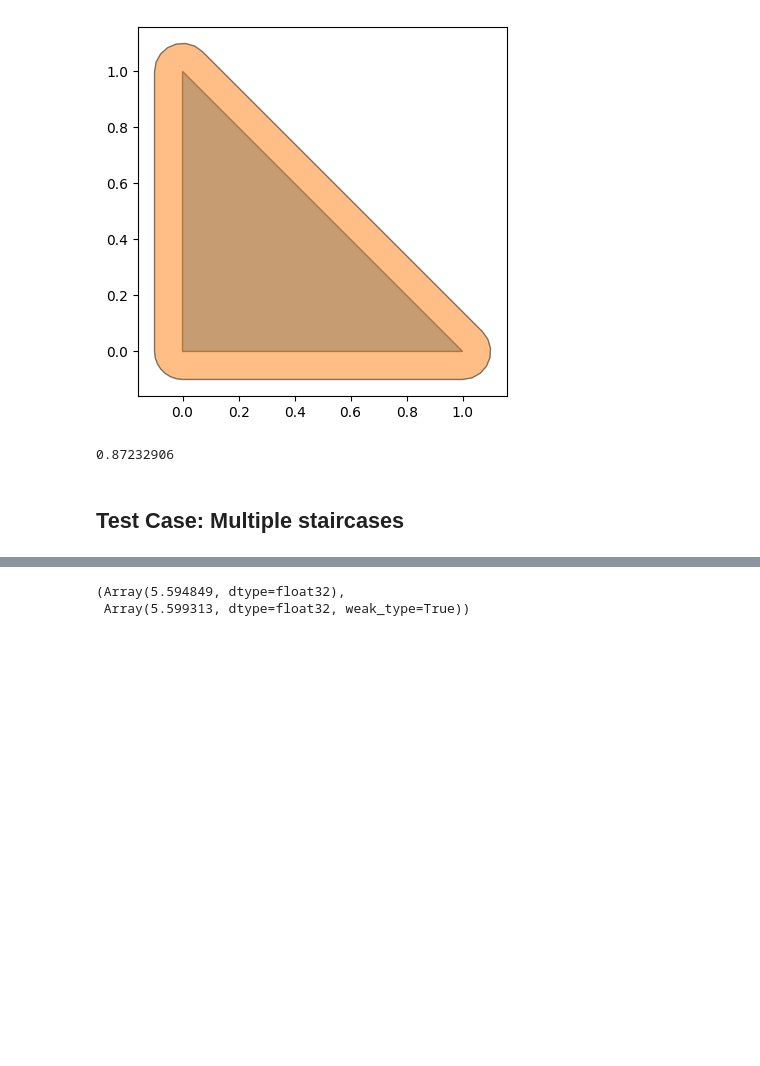
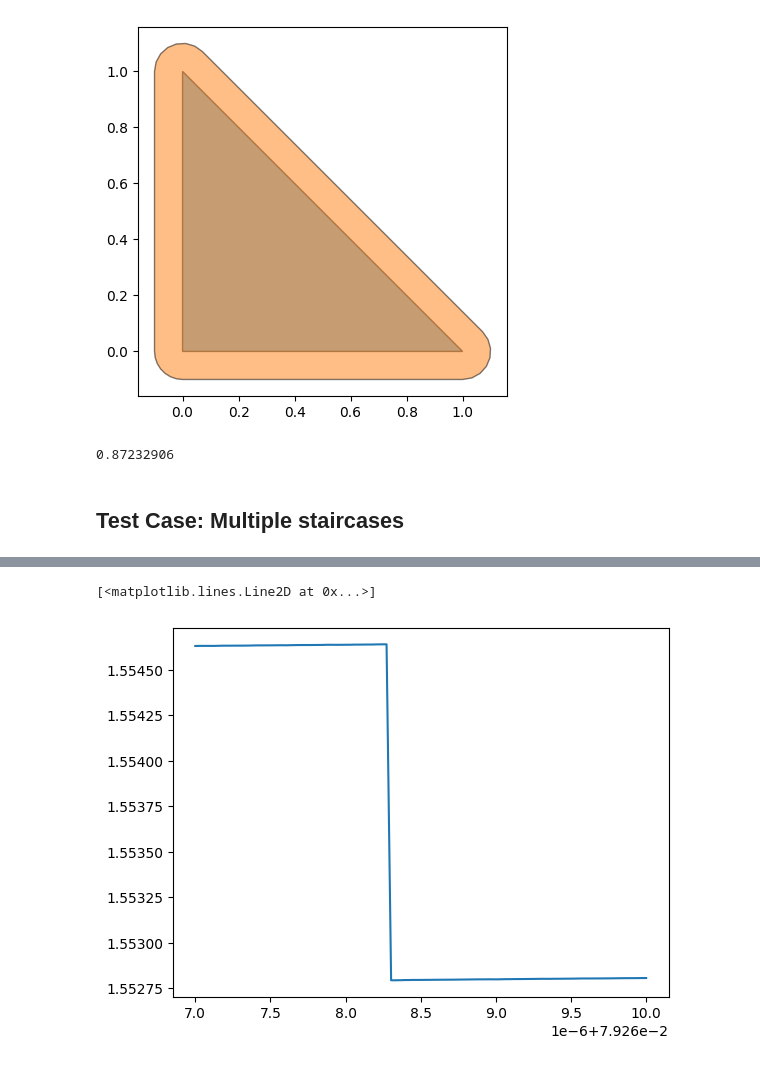
Before and after one commit to seekjim20/dshape, a Jupyter notebook: ipynb/playground.ipynb, the cells around one changed output, grey strips where cells are left out. Cells and saved outputs as stored; diff of their text form; code cells hidden in the pictures; blank space fills up the shorter version.

```diff
--- a/ipynb/playground.ipynb
+++ b/ipynb/playground.ipynb
@@ -169,15 +163,23 @@ p3.plot(ax=ax)
 # %%
-@jax.jit
 def func(distance):
-    p_mid = ops.buffer(p1, distance)
-    p_left = ops.offset(p_mid, -1.0, 0.0)
-    p_right = ops.offset(p_mid, 1.0, 0.0)
-    p_total = ops.union(p_left, p_right)
-    return p_total.area
-
-grad = jax.jit(jax.grad(func))
+    p1 = geometry.Polygon(
+        vertices=jnp.array([
+            [0.0, 0.0],
+            [1.0, 0.0],
+            [0.0, 1.0],
+        ]),
+        count=3,
+    )
+    p2 = ops.buffer(p1, distance)
+    p3 = ops.offset(p2, 1.0, 0.0)
+    p4 = ops.union(p2, p3)
+    assert not p4.overflow
+    assert not p4.self_intersect
+    return p4.area
-# %%
-(func(0.1) - func(0.1 - 1e-3)) / 1e-3, grad(0.1)
-# %% [output]
-(Array(5.594849, dtype=float32),
- Array(5.599313, dtype=float32, weak_type=True))
+# %%
+x_lst = np.linspace(0.079267, 0.07927, 100)
+fig, ax = plt.subplots()
+ax.plot(x_lst, [func(x) for x in x_lst])
+# %% [output]
+[<matplotlib.lines.Line2D at 0x...>]
+[figure, added]
```
Also changed, not shown: parts of 6 cells of this notebook, 1 other file.
